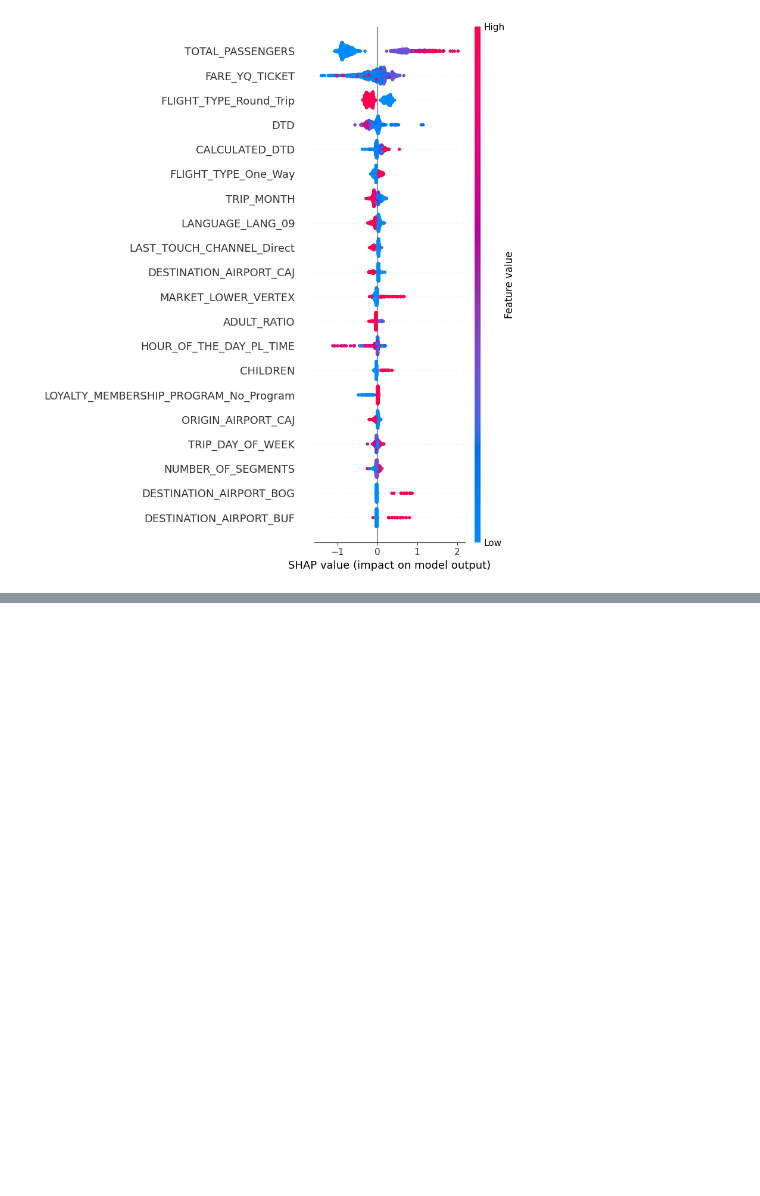
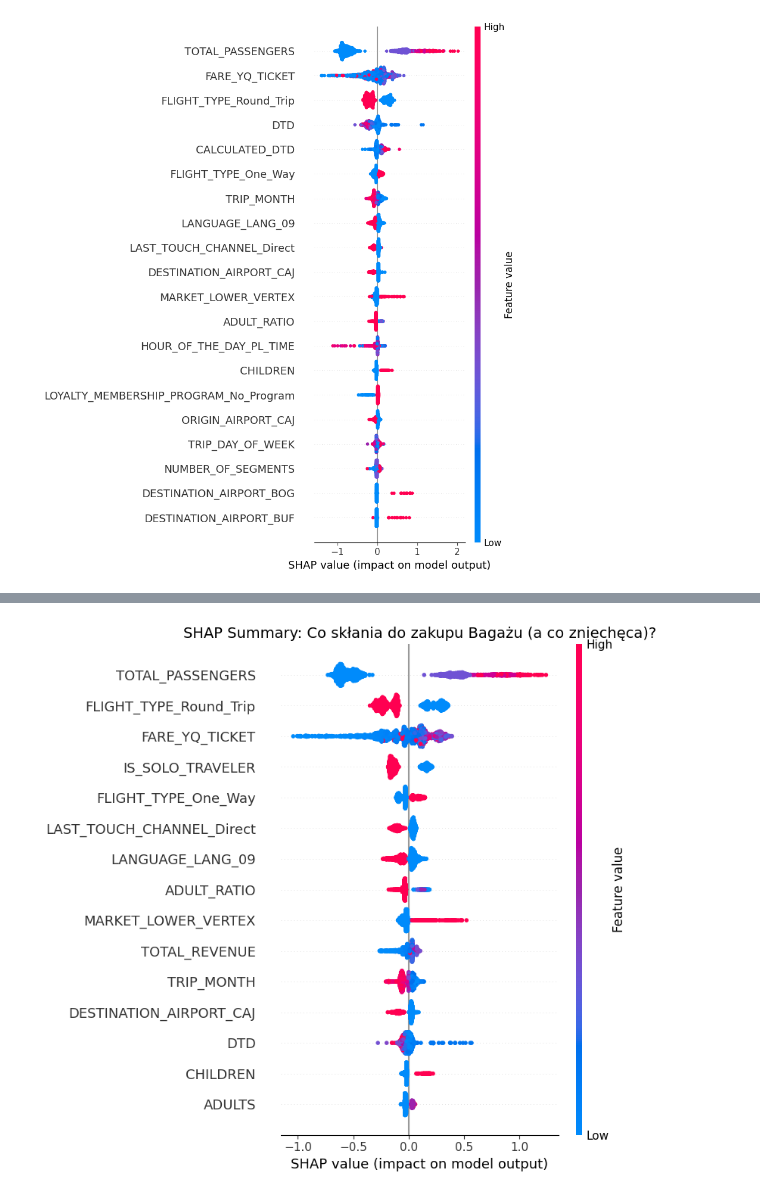
Before and after one commit to filipzebro/understanding-business, a Jupyter notebook: first model for baggage new XGBoost.ipynb, the cells around one changed output, grey strips where cells are left out. Saved outputs shown, nothing was run; the diff lists cells and outputs as text; code cells hidden in the pictures; blank space fills up the shorter version.

Commit message:
version 2.0 of new model

```diff
--- a/first model for baggage new XGBoost.ipynb
+++ b/first model for baggage new XGBoost.ipynb
@@ -102,0 +107,83 @@ Analizuję myśli modelu XGBoost dla pierwszych 1000 wierszy testowych...
+# %%
+import pandas as pd
+import numpy as np
+import xgboost as xgb
+from sklearn.model_selection import train_test_split
+from sklearn.metrics import classification_report, precision_recall_curve, confusion_matrix
+import matplotlib.pyplot as plt
+import seaborn as sns
+import warnings
+import re
+import shap  # Wymaga: pip install shap
+
+warnings.filterwarnings('ignore')
+
+print("1. Wczytywanie danych i podział...")
+df_final = pd.read_parquet('flight_data_ml_ready.parquet')
+
+y = df_final['TARGET_BAGGAGE']
+target_cols = [col for col in df_final.columns if col.startswith('TARGET_')]
+X = df_final.drop(columns=target_cols)
+
+X = X.rename(columns=lambda x: re.sub('[^A-Za-z0-9_]+', '_', x))
+X_train, X_test, y_train, y_test = train_test_split(X, y, test_size=0.2, random_state=42, stratify=y)
+
+print("2. Uczenie WERSJI 2.0 (Ekstremalna Regularyzacja i Płytsze Drzewa)...")
+pos_weight = (len(y_train) - sum(y_train)) / sum(y_train)
+
+xgb_model_v2 = xgb.XGBClassifier(
+    n_estimators=300,          # Więcej drzew...
+    learning_rate=0.03,        # ...ale uczących się wolniej i ostrożniej
+    max_depth=4,               # Płytsze drzewa (prostsze reguły biznesowe)
+    colsample_bytree=0.8,      # Losowe ukrywanie 20% kolumn przed każdym drzewem
+    scale_pos_weight=pos_weight,
+    reg_alpha=50,              # POTĘŻNE LASSO (L1) - masowe wycinanie kolumn
+    reg_lambda=10,             # RIDGE (L2) - zapobieganie dominacji pojedynczych cech
+    random_state=42,
+    n_jobs=-1,
+    eval_metric='logloss'
+)
+
+xgb_model_v2.fit(X_train, y_train)
+
+print("3. Analiza Progu (Cel: Precyzja 20%)...")
+y_probs_v2 = xgb_model_v2.predict_proba(X_test)[:, 1]
+precisions, recalls, thresholds = precision_recall_curve(y_test, y_probs_v2)
+
+target_precision = 0.20
+try:
+    optimal_idx = np.where(precisions >= target_precision)[0][0]
+    optimal_threshold = thresholds[optimal_idx]
+except IndexError:
+    optimal_idx = np.argmax(precisions)
+    optimal_threshold = thresholds[optimal_idx]
+
+y_pred_v2 = (y_probs_v2 >= optimal_threshold).astype(int)
+
+print(f"\n--- RAPORT MODELU v2 (Próg: {optimal_threshold*100:.1f}%) ---")
+print(classification_report(y_test, y_pred_v2, target_names=['Brak Bagażu (0)', 'Kupi Bagaż (1)']))
+
+# --- EFEKT EKSTREMALNEJ REGULARYZACJI ---
+print("\n--- EFEKT EKSTREMALNEGO LASSO (L1=50) ---")
+used_features = xgb_model_v2.get_booster().get_fscore()
+num_used = len(used_features)
+num_total = X.shape[1]
+print(f"Liczba kolumn na wejściu: {num_total}")
+print(f"Kolumny użyte (przetrwały): {num_used}")
+print(f"Kolumny wyzerowane (usunięte): {num_total - num_used}")
+
+# --- MAGIA SHAP: JAK MODEL PODEJMUJE DECYZJE? ---
+print("\n--- GENEROWANIE WYKRESÓW WYJAŚNIALNOŚCI (SHAP) ---")
+# Próbkujemy zbiór testowy, żeby nie czekać 15 minut na obliczenia (bierzemy 2000 wierszy)
+X_sample = X_test.head(2000)
+
+explainer = shap.TreeExplainer(xgb_model_v2)
+shap_values = explainer.shap_values(X_sample)
+
+# Wykres 1: Podsumowanie (Summary Plot)
+plt.figure(figsize=(12, 8))
+plt.title('SHAP Summary: Co skłania do zakupu Bagażu (a co zniechęca)?', fontsize=14)
+shap.summary_plot(shap_values, X_sample, max_display=15, show=False)
+plt.tight_layout()
+plt.show()
+# %% [output]
@@ -102,0 +207 @@ Analizuję myśli modelu XGBoost dla pierwszych 1000 wierszy testowych...
+[figure, added]
```
Also changed, not shown: parts of 3 cells of this notebook.
